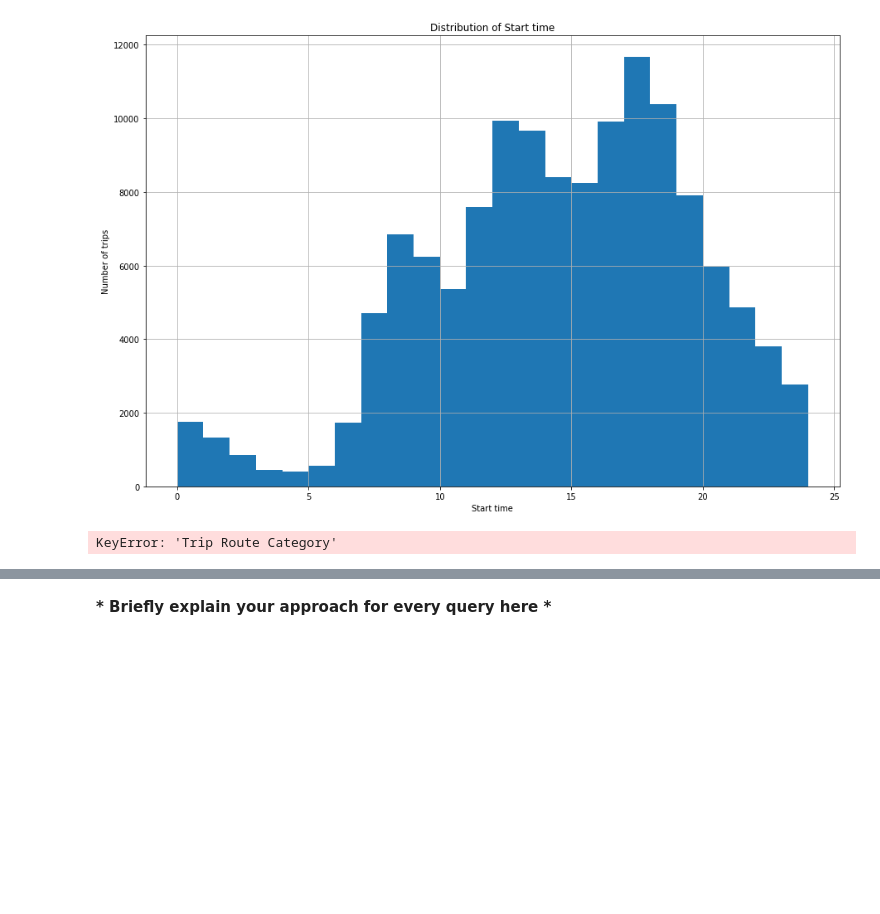
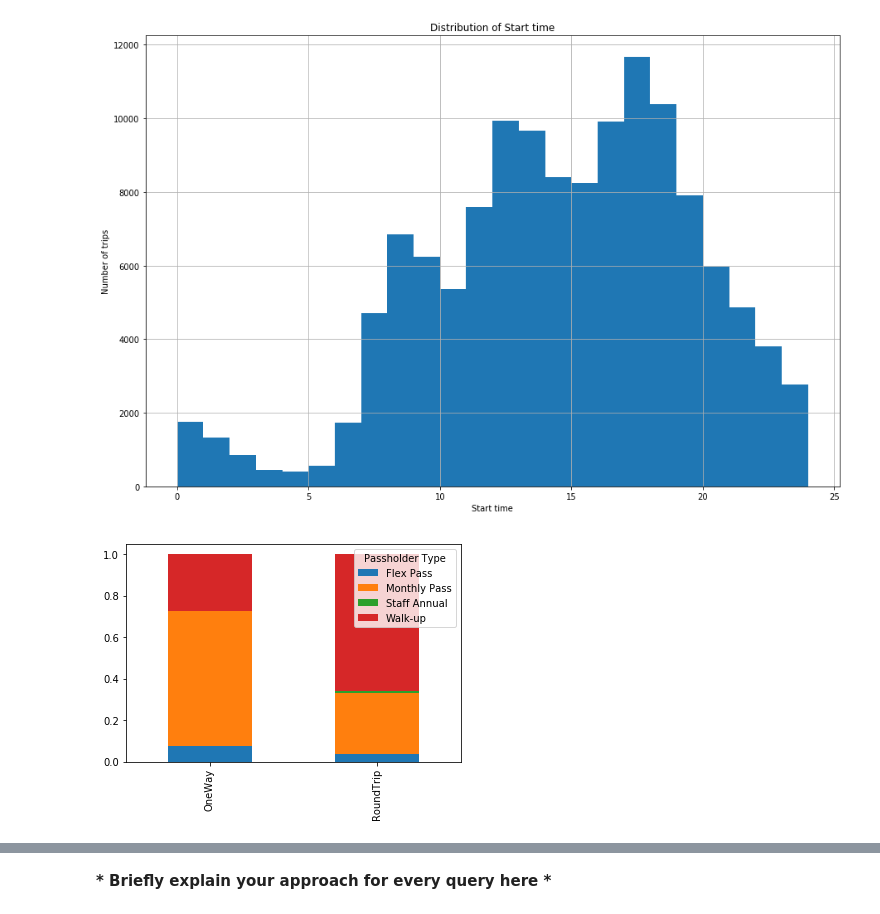
Before and after one commit to emmwel/ADAeda, a Jupyter notebook: Anna/Exercise 1.ipynb, the cells around one changed output, grey strips where cells are left out. Drawn from its saved outputs; the diff is of its cells as text; code cells hidden in the pictures; blank space fills up the shorter version.

```diff
--- a/Anna/Exercise 1.ipynb
+++ b/Anna/Exercise 1.ipynb
@@ -569,32 +551,29 @@ Text(0.5,1,'Distribution of Start time')
 [figure]
 # %%
 #Task B3.3
-
 # For each *trip route category*, calculate the proportion of trips by
 # *passholder type* and present your results in *a stacked bar chart with normalized height*.
 
-def trips_and_placeholder_type(df):
+def prop_of_trips_passholder(df):
     """Create a dataframe with Passholder Type as the Index, and the counts of Oneway and Roundtrip for
-    the columns.
+    the columns. All columns are normalized
     """
     # Pick out the one way data and the round trip data separately, saving the columns for the Passholder Type
-    one_way = df[df['Trip Route Category'] == "One Way"].loc[:, 'Passholder Type']
-    round_trip = df[df['Trip Route Category'] == "Round Trip"].loc[:, 'Passholder Type']
+    one_way = df[df['Starting Station ID'] != df['Ending Station ID']].loc[:, 'Passholder Type']
+    round_trip = df[df['Starting Station ID'] == df['Ending Station ID']].loc[:, 'Passholder Type']
 
     # Create new dataframe with the counts of each passholder type for one way and round trip in each column
     df2 = pd.DataFrame(dict(OneWay = one_way.value_counts(),  RoundTrip = round_trip.value_counts()))
     df2.index.name = 'Passholder Type'
 
+    # Normalize columns
+    df2.OneWay = df2.OneWay.div(df2.OneWay.sum())
+    df2.RoundTrip = df2.RoundTrip.div(df2.RoundTrip.sum())
     return df2
 
-# Calculate count for each round trip for each passholder type
-df2 = trips_and_placeholder_type(bikes)
-
-# Normalize columns
-df2.OneWay = df2.OneWay.div(df2.OneWay.sum())
-df2.RoundTrip = df2.RoundTrip.div(df2.RoundTrip.sum())
+df2 = prop_of_trips_passholder(bikes)
 
 # Transpose to plot it in the direction we want.
 df2.transpose().plot.bar(stacked=True);
 # %% [output]
-KeyError: 'Trip Route Category'
+[figure, added]
```
Also changed, not shown: parts of 6 cells of this notebook.
